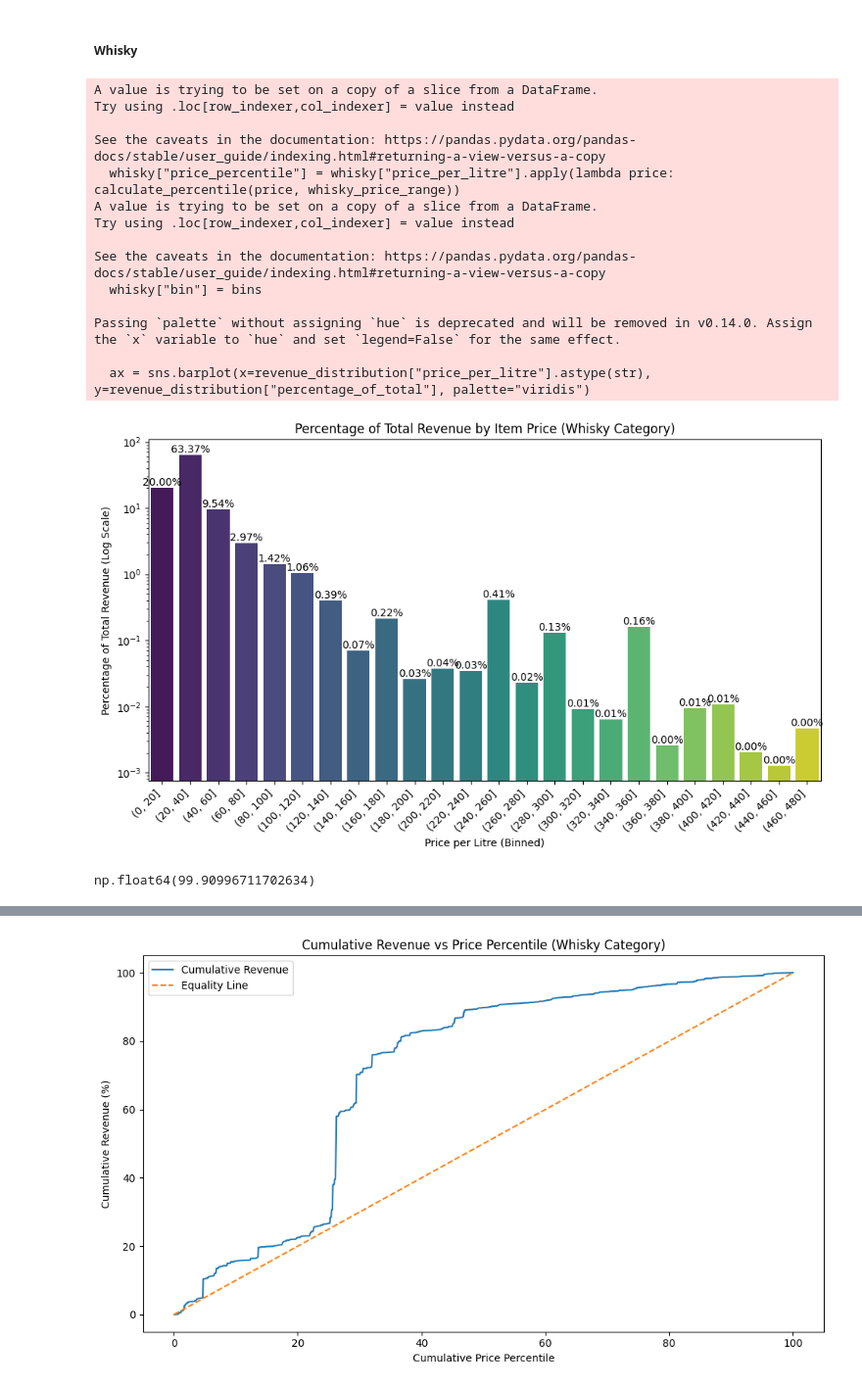
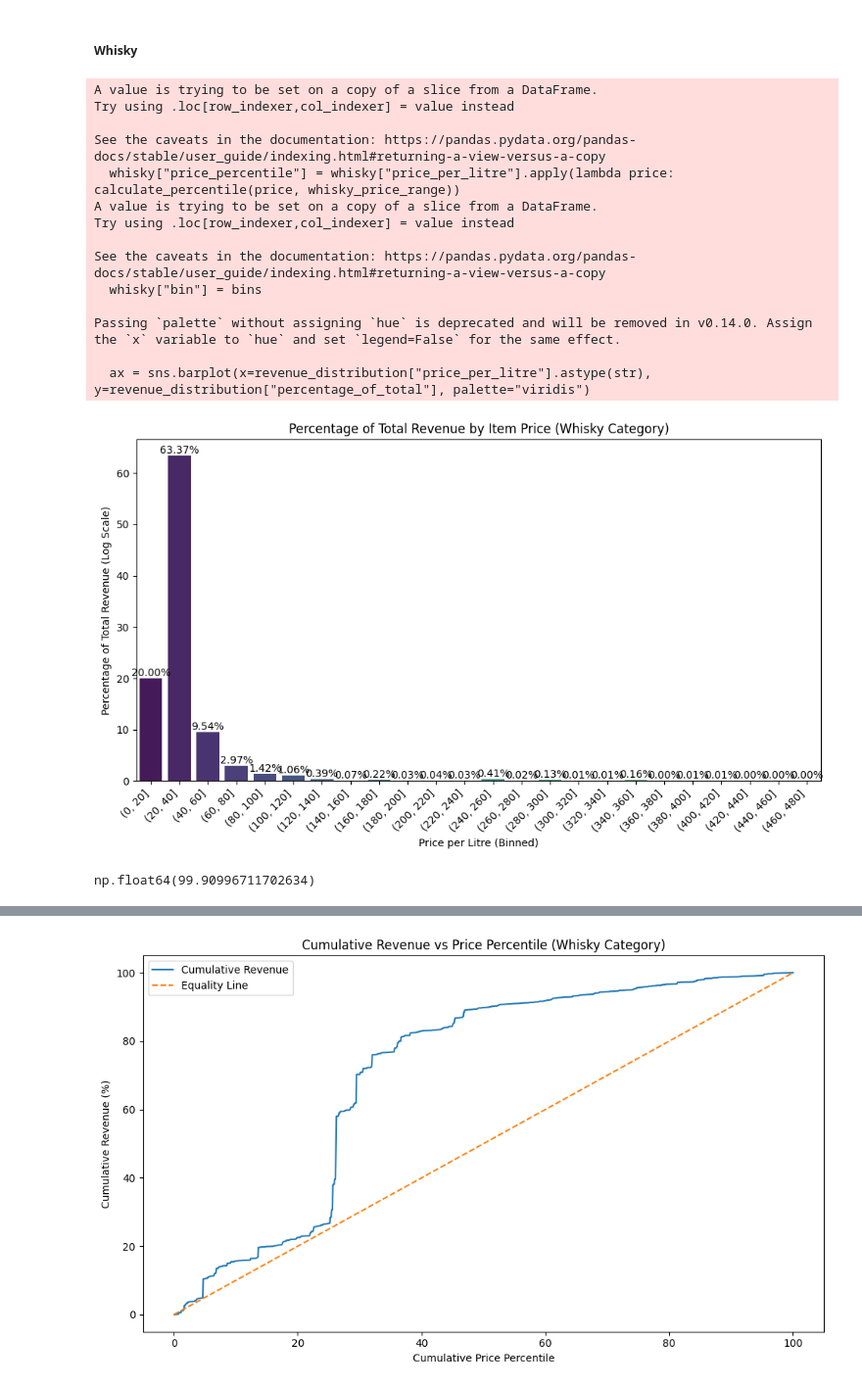
Before and after one commit to Nassim814/sales_iowa_analysis, a Jupyter notebook: 01_data_exploration.ipynb, the cells around one changed output, grey strips where cells are left out. Shown at 98% size. Cells and saved outputs as stored; diff of their text form; code cells hidden in the pictures.

```diff
--- a/01_data_exploration.ipynb
+++ b/01_data_exploration.ipynb
@@ -1561,0 +1105,23 @@ plt.show()
+# %%
+import pandas as pd
+import matplotlib.pyplot as plt
+import seaborn as sns
+import numpy as np
+
+# Plot the average CAGR per price bin
+plt.figure(figsize=(10, 6))
+ax = sns.barplot(x=cagr_per_bin["bin"].astype(str), y=cagr_per_bin["cagr"], color="skyblue")
+
+# Add data labels for each bar
+for index, row in cagr_per_bin.iterrows():
+    ax.text(index, row["cagr"], f'{row["cagr"]:.2f}%', ha='center', va='bottom', fontsize=10)
+
+# Add labels and title
+plt.title("Average CAGR by Price per Litre Bin (Tequila Category)")
+plt.xlabel("Price per Litre (Binned)")
+plt.ylabel("Average CAGR (%)")
+plt.xticks(rotation=45, ha="right")
+
+# Show the plot
+plt.tight_layout()
+plt.show()
@@ -1586,23 +1229,6 @@ bin_edges = list(range(0, 500, 20)) # Bins like [0, 100), [100, 200), ..., [500,
 bins = pd.cut(whisky["price_per_litre"], bins=bin_edges)
 whisky["bin"] = bins
 
-# Calculate carg per item
-def cagr(data):
-    years = data.T[(data.T.values > 0)]
-
-    if len(years) >1:
-        start_value = years.T.values[0][0]
-        end_value = years.T.values[0][-1]
-        #cagr = ((end_value / start_value) ** (1 / (years.index[-1]-years.index[0])) - 1)*100 # take
-        cagr = ((end_value / start_value) ** (1 / (len(years)-1)) - 1)*100 #
-
-        return cagr
-
-
-whisky = whisky.join(pd.DataFrame(whisky.groupby(["category_name","item_description"])[[2018,2019,2020,2021]].apply(cagr).fillna(0)), on=["category_name","item_description"]).rename(columns={0: 'cagr'})
-
-
-
 # Aggregate the total revenue by these price bins
 revenue_distribution = whisky.groupby(bins)["tot_revenue_vendors"].sum().reset_index()
 
@@ -1617,39 +1243,39 @@ plt.figure(figsize=(10, 6))  # Set a manageable figure size
 ax = sns.barplot(x=revenue_distribution["price_per_litre"].astype(str), y=revenue_distribution["percentage_of_total"], palette="viridis")
 
 # Apply log scale to the y-axis
-ax.set_yscale('log')
+#ax.set_yscale('log')
 
 # Add data labels for each bar
 for index, row in revenue_distribution.iterrows():
     ax.text(index, row["percentage_of_total"], f'{row["percentage_of_total"]:.2f}%', color='black', ha="center", va="bottom")
 
 # Adjust xticks to prevent overlap and avoid generating large image sizes
 plt.xticks(rotation=45, ha="right")
 ax.set_xticks(ax.get_xticks())  # Show every other tick to reduce clutter
 
 # Customize plot labels and titles
 plt.title("Percentage of Total Revenue by Item Price (Whisky Category)")
 plt.xlabel("Price per Litre (Binned)")
 plt.ylabel("Percentage of Total Revenue (Log Scale)")
 plt.tight_layout()
 
 # Show the plot
 plt.show()
 revenue_distribution["percentage_of_total"].sum()
 # %% [output]
 A value is trying to be set on a copy of a slice from a DataFrame.
 Try using .loc[row_indexer,col_indexer] = value instead
 
 See the caveats in the documentation: https://pandas.pydata.org/pandas-docs/stable/user_guide/indexing.html#returning-a-view-versus-a-copy
   whisky["price_percentile"] = whisky["price_per_litre"].apply(lambda price: calculate_percentile(price, whisky_price_range))
 A value is trying to be set on a copy of a slice from a DataFrame.
 Try using .loc[row_indexer,col_indexer] = value instead
 
 See the caveats in the documentation: https://pandas.pydata.org/pandas-docs/stable/user_guide/indexing.html#returning-a-view-versus-a-copy
   whisky["bin"] = bins
 
 Passing `palette` without assigning `hue` is deprecated and will be removed in v0.14.0. Assign the `x` variable to `hue` and set `legend=False` for the same effect.
 
   ax = sns.barplot(x=revenue_distribution["price_per_litre"].astype(str), y=revenue_distribution["percentage_of_total"], palette="viridis")
-[figure, old version]
+[figure, new version]
 np.float64(99.90996711702634)
```
Also changed, not shown: parts of 24 cells of this notebook.
